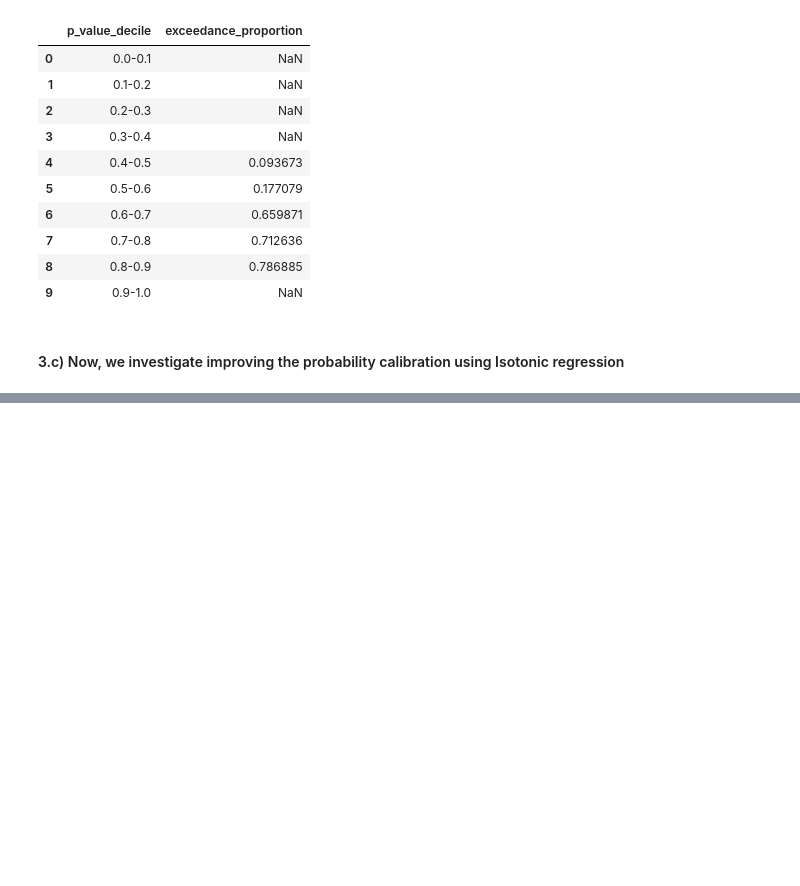
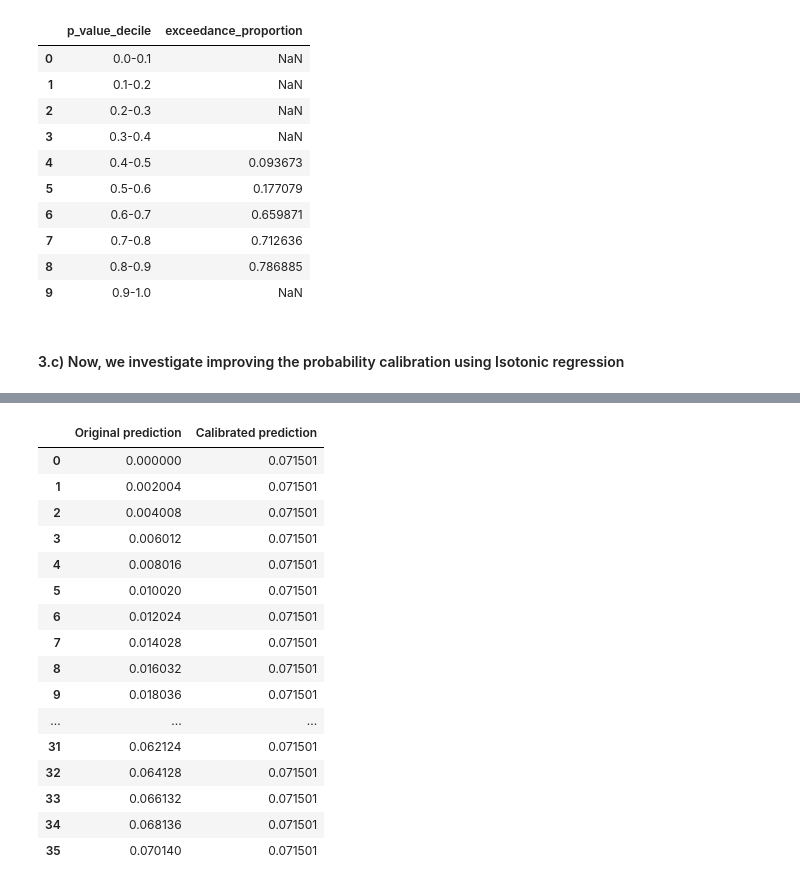
Before and after one commit to enussl/Air-Quality-Gaussian-Process, a Jupyter notebook: Current Code/beijing-calibration-analysis.ipynb, the cells around one changed output, grey strips where cells are left out. Saved outputs shown, nothing was run; the diff lists cells and outputs as text; code cells hidden in the pictures; blank space fills up the shorter version.

```diff
--- a/Current Code/beijing-calibration-analysis.ipynb
+++ b/Current Code/beijing-calibration-analysis.ipynb
@@ -1019,0 +1094,20 @@ Brier score after calibration: 0.1688
+# %%
+df_plot_data_lp[df_plot_data_lp['Original prediction'] < df_plot_data_lp['Calibrated prediction']]
+# %% [output]
+|  | Original prediction | Calibrated prediction |
+| 0 | 0.000000 | 0.071501 |
+| 1 | 0.002004 | 0.071501 |
+| 2 | 0.004008 | 0.071501 |
+| 3 | 0.006012 | 0.071501 |
+| 4 | 0.008016 | 0.071501 |
+| 5 | 0.010020 | 0.071501 |
+| 6 | 0.012024 | 0.071501 |
+| 7 | 0.014028 | 0.071501 |
+| 8 | 0.016032 | 0.071501 |
+| 9 | 0.018036 | 0.071501 |
+| ... | ... | ... |
+| 31 | 0.062124 | 0.071501 |
+| 32 | 0.064128 | 0.071501 |
+| 33 | 0.066132 | 0.071501 |
+| 34 | 0.068136 | 0.071501 |
+| 35 | 0.070140 | 0.071501 |
```
Also changed, not shown: parts of 8 cells of this notebook, 10 other files.
